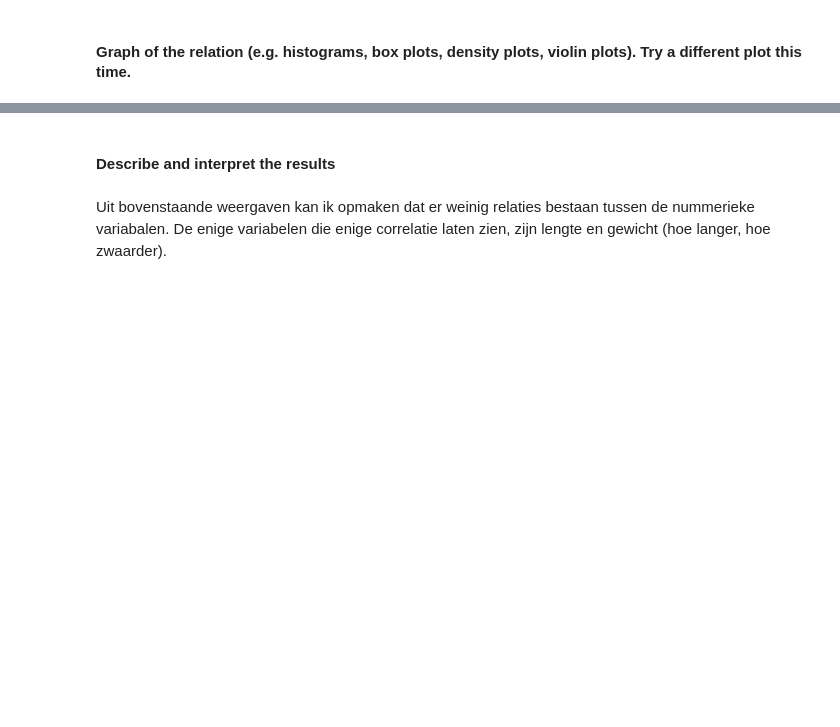
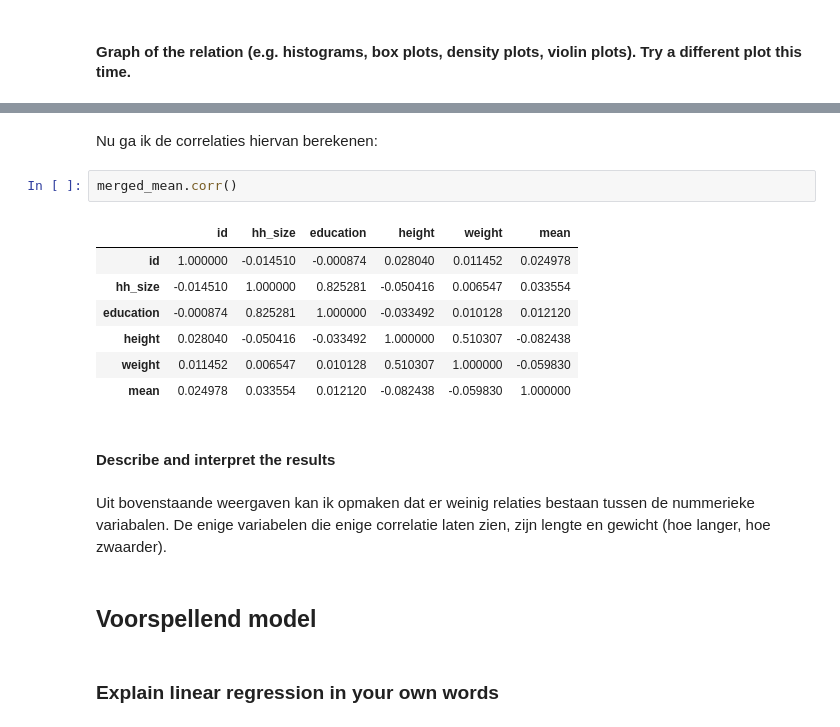
Before and after one commit to LoisGeuzebroek/Notebooks, a Jupyter notebook: 20221116 Week 1 + week 2.ipynb, the cells around one changed output, grey strips where cells are left out. Cells and saved outputs as stored; diff of their text form; blank space fills up the shorter version.

```diff
--- a/20221116 Week 1 + week 2.ipynb
+++ b/20221116 Week 1 + week 2.ipynb
@@ -211,4 +211,20 @@ plt.show()
+# %% [markdown]
+Nu ga ik de correlaties hiervan berekenen:
+# %%
+merged_mean.corr()
+# %% [output]
+|  | id | hh_size | education | height | weight | mean |
+| id | 1.000000 | -0.014510 | -0.000874 | 0.028040 | 0.011452 | 0.024978 |
+| hh_size | -0.014510 | 1.000000 | 0.825281 | -0.050416 | 0.006547 | 0.033554 |
+| education | -0.000874 | 0.825281 | 1.000000 | -0.033492 | 0.010128 | 0.012120 |
+| height | 0.028040 | -0.050416 | -0.033492 | 1.000000 | 0.510307 | -0.082438 |
+| weight | 0.011452 | 0.006547 | 0.010128 | 0.510307 | 1.000000 | -0.059830 |
+| mean | 0.024978 | 0.033554 | 0.012120 | -0.082438 | -0.059830 | 1.000000 |
 # %% [markdown]
 #### Describe and interpret the results
-# %% [markdown]
-Uit bovenstaande weergaven kan ik opmaken dat er weinig relaties bestaan tussen de nummerieke variabalen. De enige variabelen die enige correlatie laten zien, zijn lengte en gewicht (hoe langer, hoe zwaarder).
+# %% [markdown]
+Uit bovenstaande weergaven kan ik opmaken dat er weinig relaties bestaan tussen de nummerieke variabalen. De enige variabelen die enige correlatie laten zien, zijn lengte en gewicht (hoe langer, hoe zwaarder).
+# %% [markdown]
+## Voorspellend model
+# %% [markdown]
+### Explain linear regression in your own words
```
Also changed, not shown: parts of 27 cells of this notebook.
